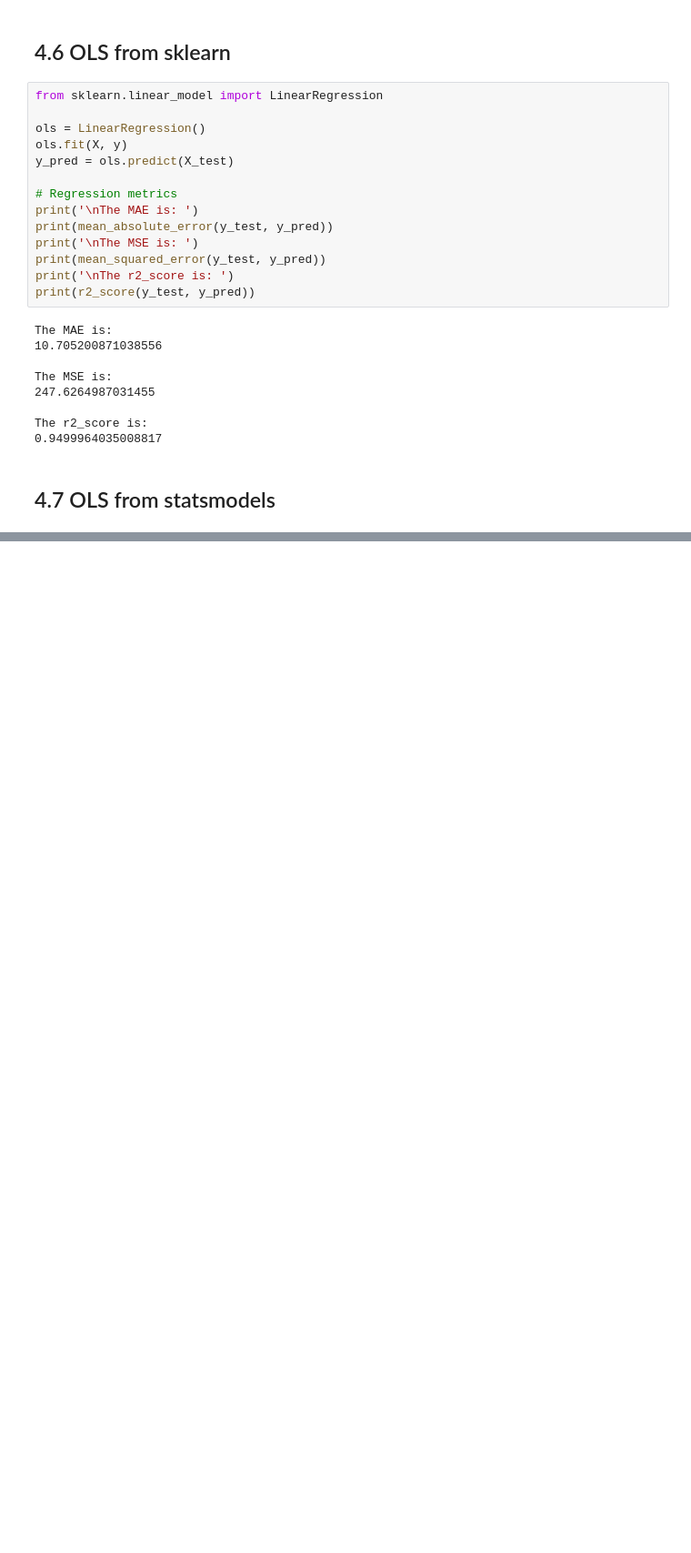
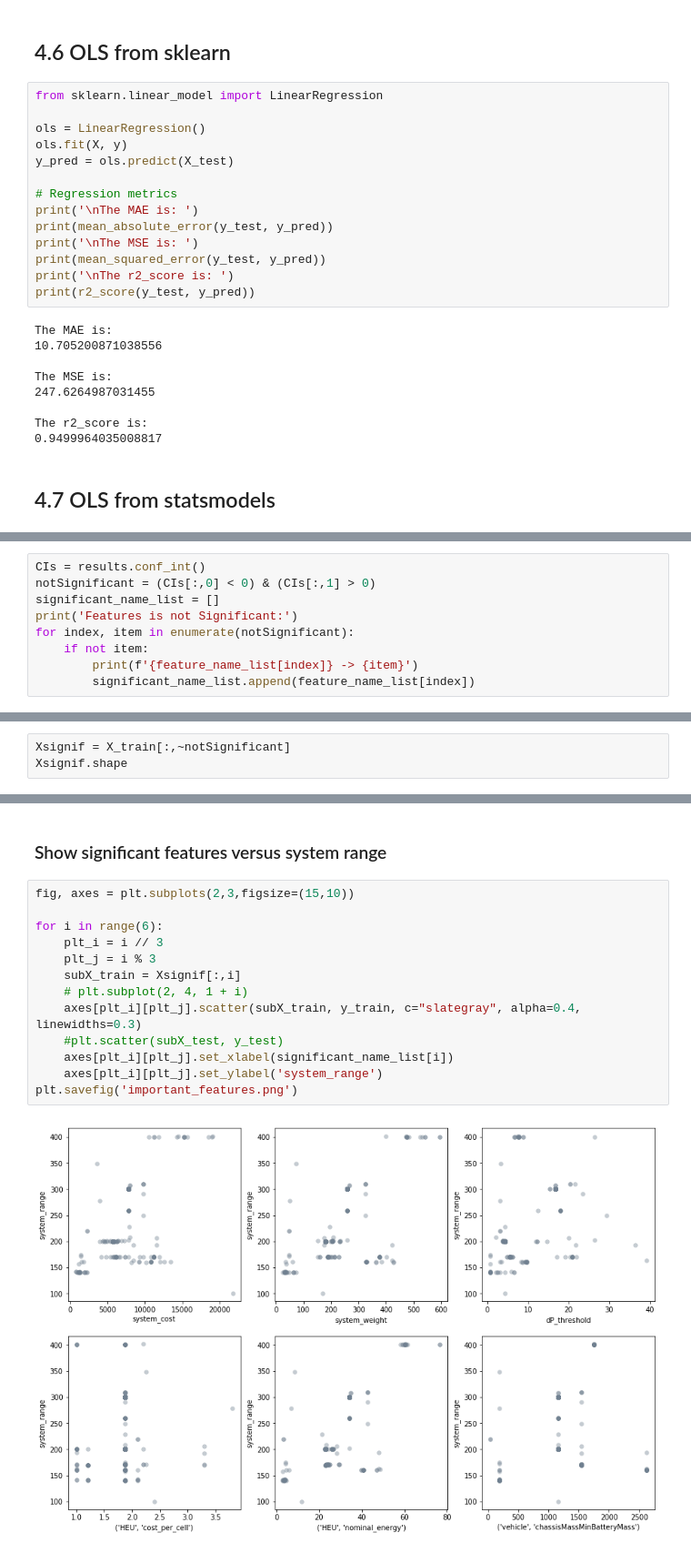
Before and after one commit to minzhou1003/electra-vehicle-range-prediction, a Jupyter notebook: vehicle_range_prediction.ipynb, the cells around one changed output, grey strips where cells are left out. Shown at 91% size. Drawn from its saved outputs; the diff is of its cells as text; blank space fills up the shorter version.

```diff
--- a/vehicle_range_prediction.ipynb
+++ b/vehicle_range_prediction.ipynb
@@ -339,0 +404,9 @@ strong multicollinearity or other numerical problems.
+# %%
+CIs = results.conf_int()
+notSignificant = (CIs[:,0] < 0) & (CIs[:,1] > 0)
+significant_name_list = []
+print('Features is not Significant:')
+for index, item in enumerate(notSignificant):
+    if not item:
+        print(f'{feature_name_list[index]} -> {item}')
+        significant_name_list.append(feature_name_list[index])
@@ -339,0 +425,3 @@ strong multicollinearity or other numerical problems.
+# %%
+Xsignif = X_train[:,~notSignificant]
+Xsignif.shape
@@ -339,0 +452,17 @@ strong multicollinearity or other numerical problems.
+# %% [markdown]
+### Show significant features versus system range
+# %%
+fig, axes = plt.subplots(2,3,figsize=(15,10))
+
+for i in range(6):
+    plt_i = i // 3
+    plt_j = i % 3
+    subX_train = Xsignif[:,i]
+    # plt.subplot(2, 4, 1 + i)
+    axes[plt_i][plt_j].scatter(subX_train, y_train, c="slategray", alpha=0.4, linewidths=0.3)
+    #plt.scatter(subX_test, y_test)
+    axes[plt_i][plt_j].set_xlabel(significant_name_list[i])
+    axes[plt_i][plt_j].set_ylabel('system_range')
+plt.savefig('important_features.png')
+# %% [output]
+[figure, added]
```
Also changed, not shown: parts of 17 cells of this notebook.
